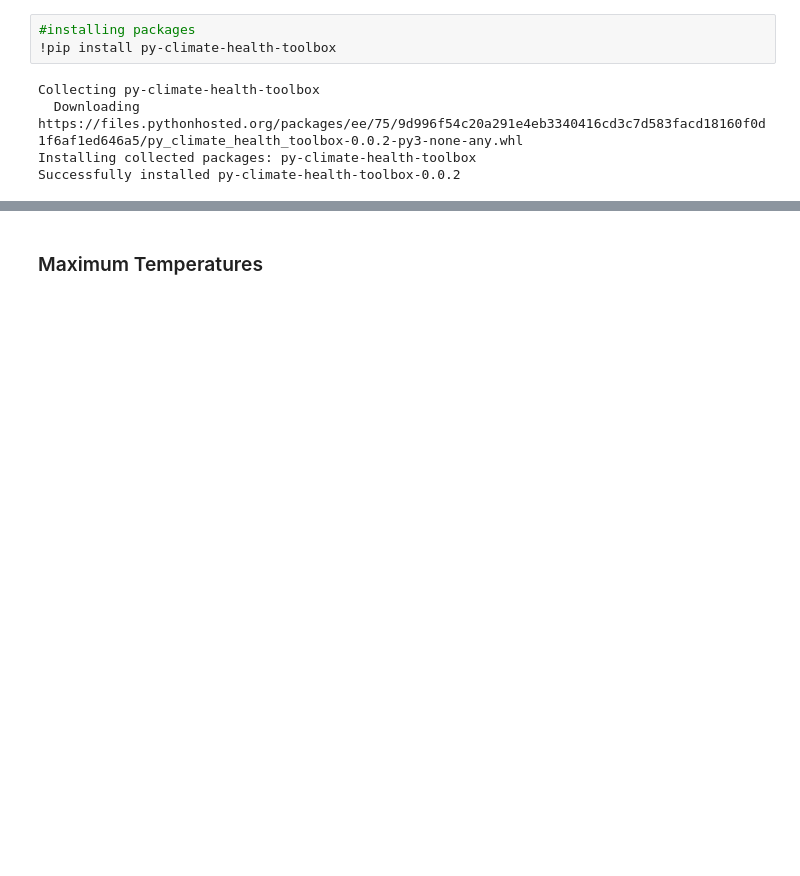
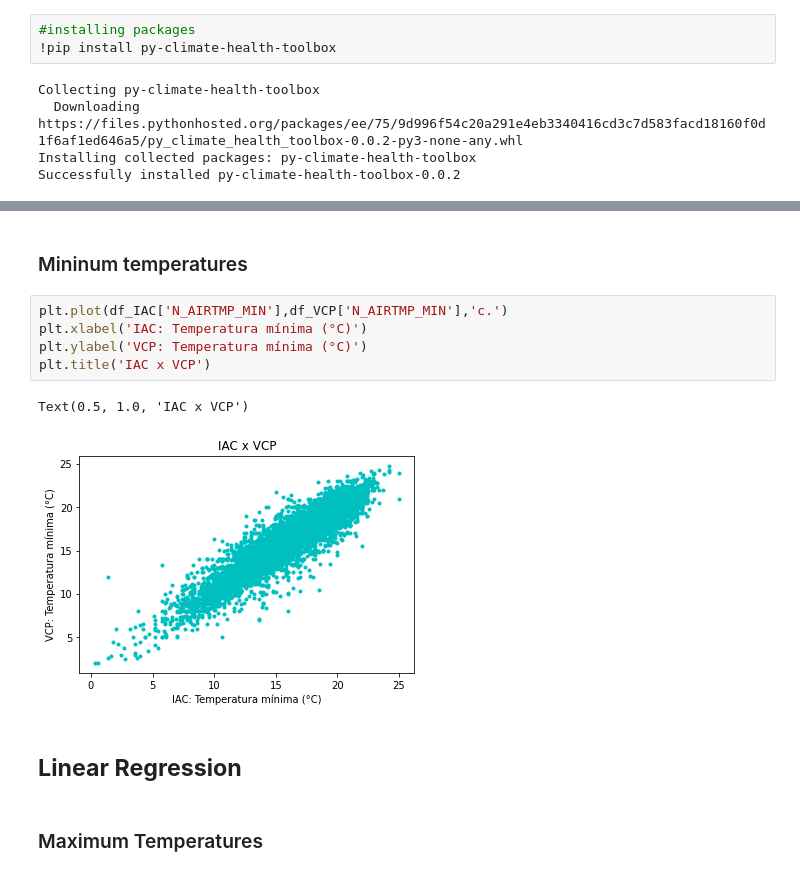
Before and after one commit to climate-and-health-datasci-Unicamp/py-climate-health-toolbox, a Jupyter notebook: examples/Comparison_IAC_VCP.ipynb, the cells around one changed output, grey strips where cells are left out. Drawn from its saved outputs; the diff is of its cells as text; blank space fills up the shorter version.

```diff
--- a/examples/Comparison_IAC_VCP.ipynb
+++ b/examples/Comparison_IAC_VCP.ipynb
@@ -83,3 +217,15 @@ plt.title('IAC x VCP')
+# %% [markdown]
+### Mininum temperatures
+# %%
+plt.plot(df_IAC['N_AIRTMP_MIN'],df_VCP['N_AIRTMP_MIN'],'c.')
+plt.xlabel('IAC: Temperatura mínima (°C)')
+plt.ylabel('VCP: Temperatura mínima (°C)')
+plt.title('IAC x VCP')
+# %% [output]
+Text(0.5, 1.0, 'IAC x VCP')
+[figure, added]
+# %% [markdown]
+## **Linear Regression**
 # %% [markdown]
 ### Maximum Temperatures
 # %%
```
Also changed, not shown: parts of 108 cells of this notebook.
